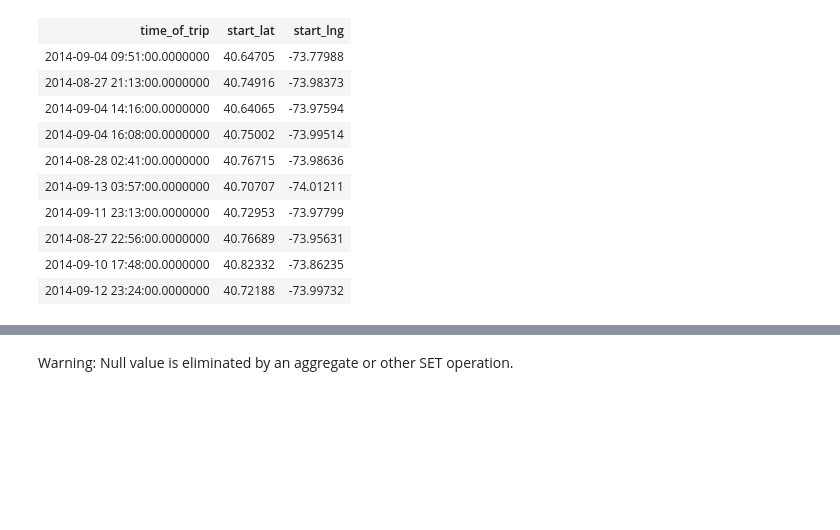
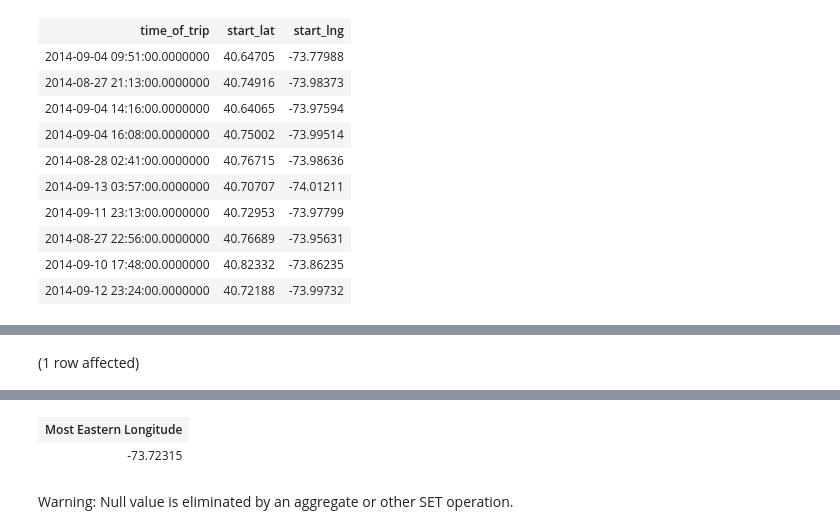
Before and after one commit to Oceyaunna/sql-part2-exercises, a Jupyter notebook: sql-part2.ipynb, the cells around one changed output, grey strips where cells are left out. Cells and saved outputs as stored; diff of their text form; code cells hidden in the pictures; blank space fills up the shorter version.

```diff
--- a/sql-part2.ipynb
+++ b/sql-part2.ipynb
@@ -152,3 +141,7 @@ Total execution time: 00:00:00.052
 | 2014-08-27 22:56:00.0000000 | 40.76689 | -73.95631 |
 | 2014-09-10 17:48:00.0000000 | 40.82332 | -73.86235 |
 | 2014-09-12 23:24:00.0000000 | 40.72188 | -73.99732 |
+# %%
+SELECT MAX(start_lng) AS 'Most Eastern Longitude'
+FROM RideShareDB.dbo.lyft
+# %% [output]
@@ -154,0 +149 @@ Total execution time: 00:00:00.052
+(1 row affected)
@@ -155,3 +151,5 @@ Total execution time: 00:00:00.052
+| Most Eastern Longitude |
+| -73.72315 |
 # %%
 SELECT TOP 3
     time_of_trip,
```
Also changed, not shown: parts of 5 cells of this notebook.
